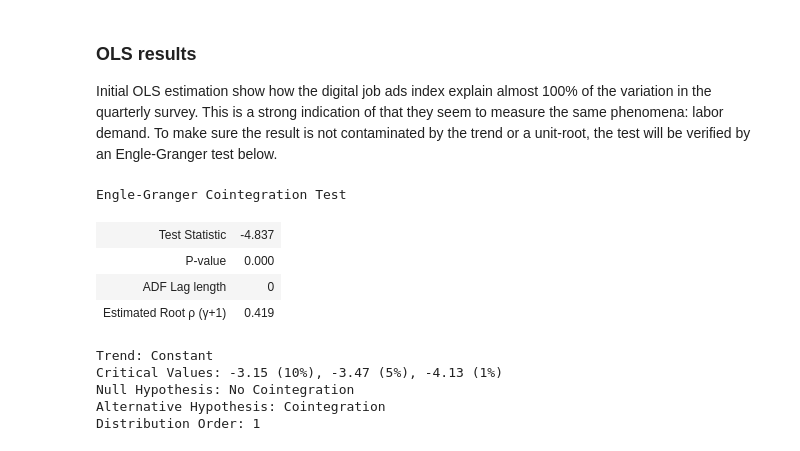
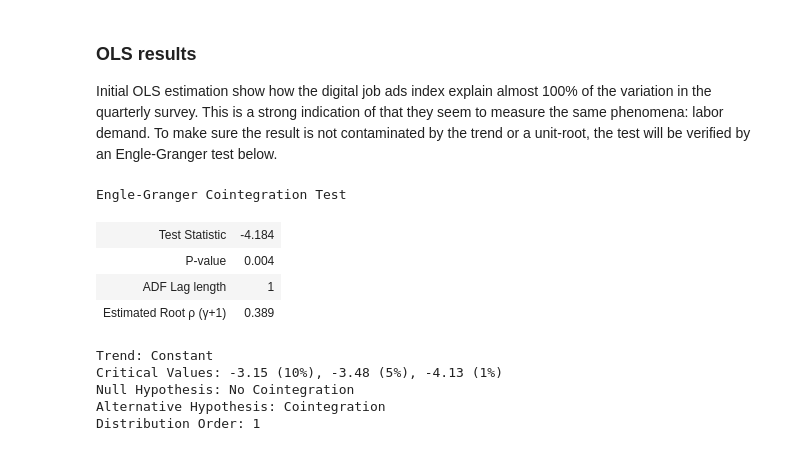
Before and after one commit to wilhelmakesson/Measuring_labor_demand, a Jupyter notebook: Main Project file.ipynb, the cells around one changed output. Drawn from its saved outputs; the diff is of its cells as text; code cells hidden in the pictures.

```diff
--- a/Main Project file.ipynb
+++ b/Main Project file.ipynb
@@ -298,16 +306,16 @@ Warnings:
 
 Initial OLS estimation show how the digital job ads index explain almost 100% of the variation in the quarterly survey. This is a strong indication of that they seem to measure the same phenomena: labor demand. To make sure the result is not contaminated by the trend or a unit-root, the test will be verified by an Engle-Granger test below.
 # %%
-eg_test = engle_granger(job_df_q.iloc[:,1], job_df_q.iloc[:,0], trend="c")
+eg_test = engle_granger(job_df_q.iloc[:,1], job_df_q.iloc[:,0])
 eg_test
 # %% [output]
 Engle-Granger Cointegration Test
-| Test Statistic | -4.837 |
-| P-value | 0.000 |
-| ADF Lag length | 0 |
-| Estimated Root ρ (γ+1) | 0.419 |
+| Test Statistic | -4.184 |
+| P-value | 0.004 |
+| ADF Lag length | 1 |
+| Estimated Root ρ (γ+1) | 0.389 |
 Trend: Constant
-Critical Values: -3.15 (10%), -3.47 (5%), -4.13 (1%)
+Critical Values: -3.15 (10%), -3.48 (5%), -4.13 (1%)
 Null Hypothesis: No Cointegration
 Alternative Hypothesis: Cointegration
 Distribution Order: 1
```
Also changed, not shown: parts of 13 cells of this notebook.
